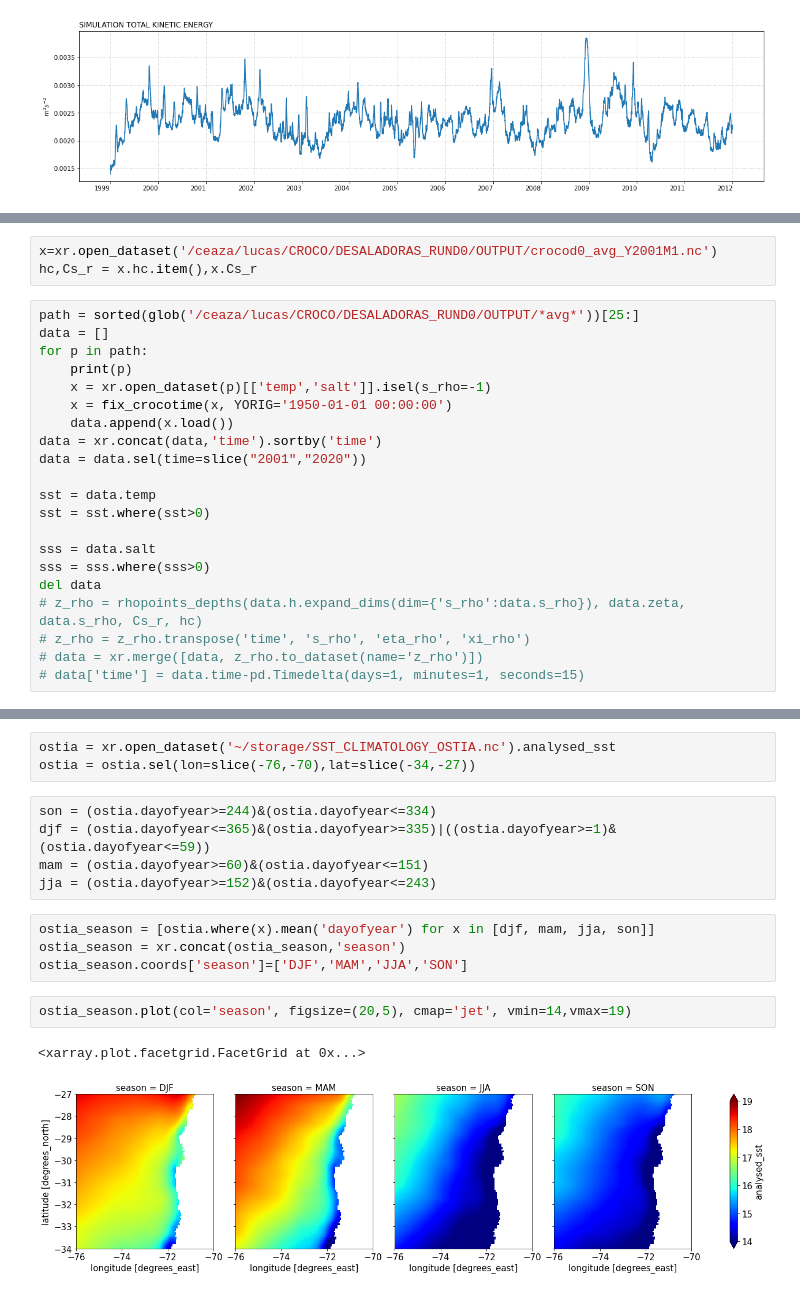
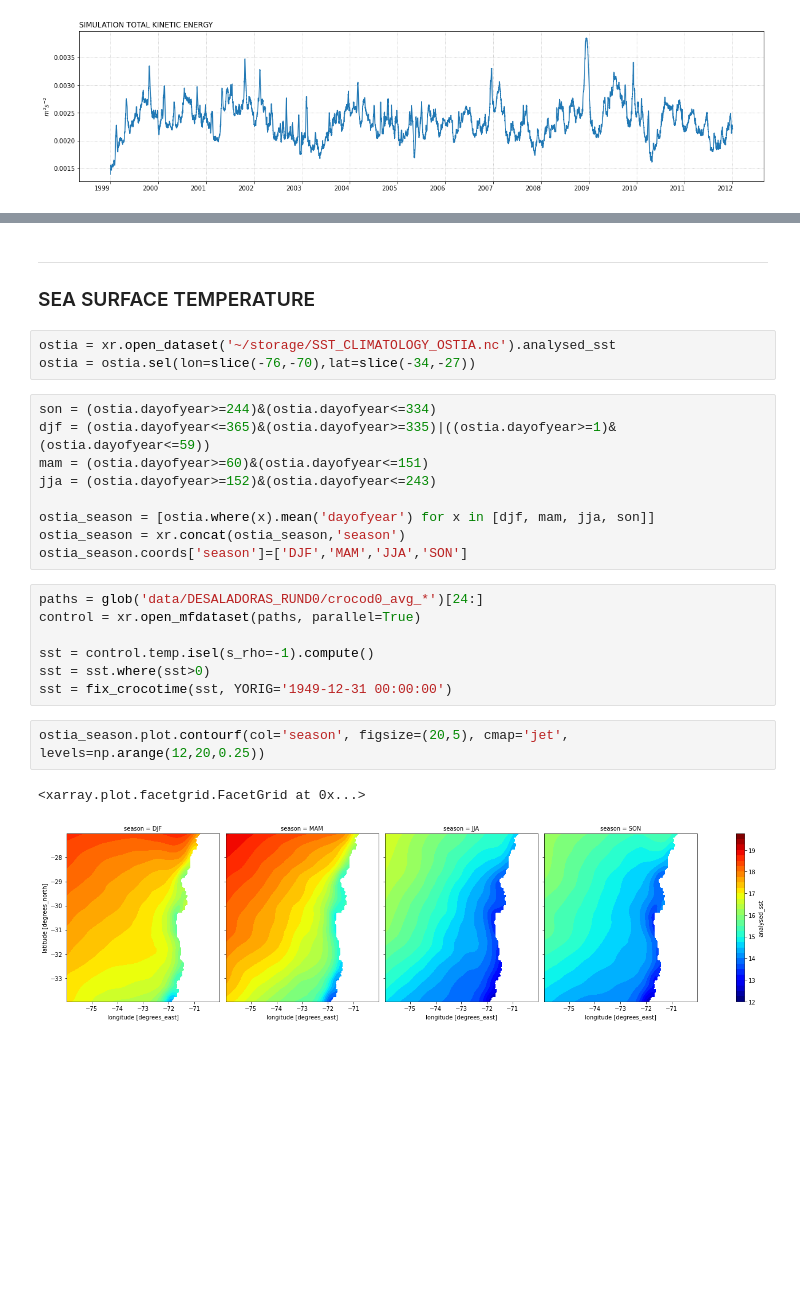
Before and after one commit to lucasglasner/CROCOSIMS, a Jupyter notebook: SIMSEQUIA/exploration_rund0control.ipynb, the cells around one changed output, grey strips where cells are left out. Saved outputs shown, nothing was run; the diff lists cells and outputs as text; blank space fills up the shorter version.

```diff
--- a/SIMSEQUIA/exploration_rund0control.ipynb
+++ b/SIMSEQUIA/exploration_rund0control.ipynb
@@ -50,24 +56,0 @@ ax.tick_params(axis='x', rotation=0)
-# %%
-x=xr.open_dataset('/ceaza/lucas/CROCO/DESALADORAS_RUND0/OUTPUT/crocod0_avg_Y2001M1.nc')
-hc,Cs_r = x.hc.item(),x.Cs_r
-# %%
-path = sorted(glob('/ceaza/lucas/CROCO/DESALADORAS_RUND0/OUTPUT/*avg*'))[25:]
-data = []
-for p in path:
-    print(p)
-    x = xr.open_dataset(p)[['temp','salt']].isel(s_rho=-1)
-    x = fix_crocotime(x, YORIG='1950-01-01 00:00:00')
-    data.append(x.load())
-data = xr.concat(data,'time').sortby('time')
-data = data.sel(time=slice("2001","2020"))
-
-sst = data.temp
-sst = sst.where(sst>0)
-
-sss = data.salt
-sss = sss.where(sss>0)
-del data
-# z_rho = rhopoints_depths(data.h.expand_dims(dim={'s_rho':data.s_rho}), data.zeta, data.s_rho, Cs_r, hc)
-# z_rho = z_rho.transpose('time', 's_rho', 'eta_rho', 'xi_rho')
-# data = xr.merge([data, z_rho.to_dataset(name='z_rho')])
-# data['time'] = data.time-pd.Timedelta(days=1, minutes=1, seconds=15)
@@ -92,3 +57,7 @@ del data
+# %% [markdown]
+---
+
+### SEA SURFACE TEMPERATURE
 # %%
 ostia = xr.open_dataset('~/storage/SST_CLIMATOLOGY_OSTIA.nc').analysed_sst
 ostia = ostia.sel(lon=slice(-76,-70),lat=slice(-34,-27))
@@ -97,12 +66,19 @@ son = (ostia.dayofyear>=244)&(ostia.dayofyear<=334)
 djf = (ostia.dayofyear<=365)&(ostia.dayofyear>=335)|((ostia.dayofyear>=1)&(ostia.dayofyear<=59))
 mam = (ostia.dayofyear>=60)&(ostia.dayofyear<=151)
 jja = (ostia.dayofyear>=152)&(ostia.dayofyear<=243)
+
+ostia_season = [ostia.where(x).mean('dayofyear') for x in [djf, mam, jja, son]]
+ostia_season = xr.concat(ostia_season,'season')
+ostia_season.coords['season']=['DJF','MAM','JJA','SON']
-# %%
-ostia_season = [ostia.where(x).mean('dayofyear') for x in [djf, mam, jja, son]]
-ostia_season = xr.concat(ostia_season,'season')
-ostia_season.coords['season']=['DJF','MAM','JJA','SON']
+# %%
+paths = glob('data/DESALADORAS_RUND0/crocod0_avg_*')[24:]
+control = xr.open_mfdataset(paths, parallel=True)
+
+sst = control.temp.isel(s_rho=-1).compute()
+sst = sst.where(sst>0)
+sst = fix_crocotime(sst, YORIG='1949-12-31 00:00:00')
 # %%
-ostia_season.plot(col='season', figsize=(20,5), cmap='jet', vmin=14,vmax=19)
+ostia_season.plot.contourf(col='season', figsize=(20,5), cmap='jet', levels=np.arange(12,20,0.25))
 # %% [output]
 <xarray.plot.facetgrid.FacetGrid at 0x...>
-[figure, old version]
+[figure, new version]
```
Also changed, not shown: parts of 11 cells of this notebook, 8 other files.
